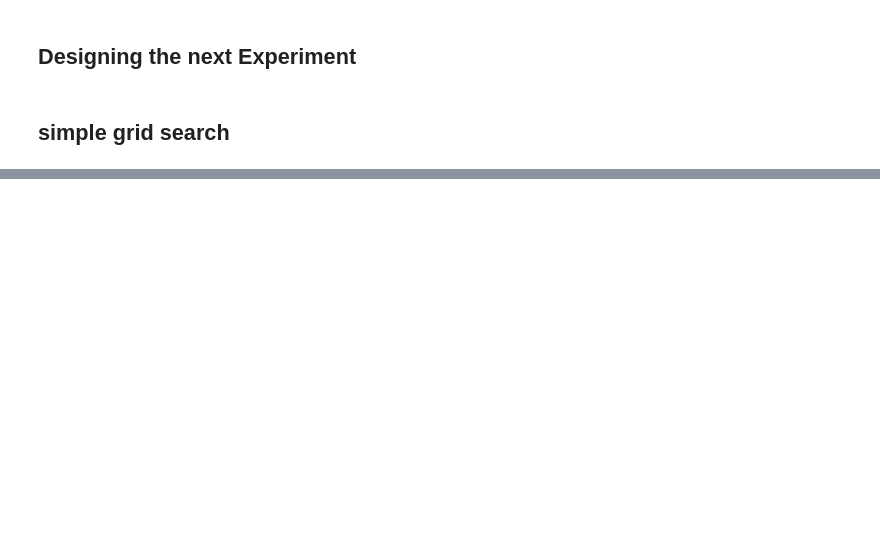
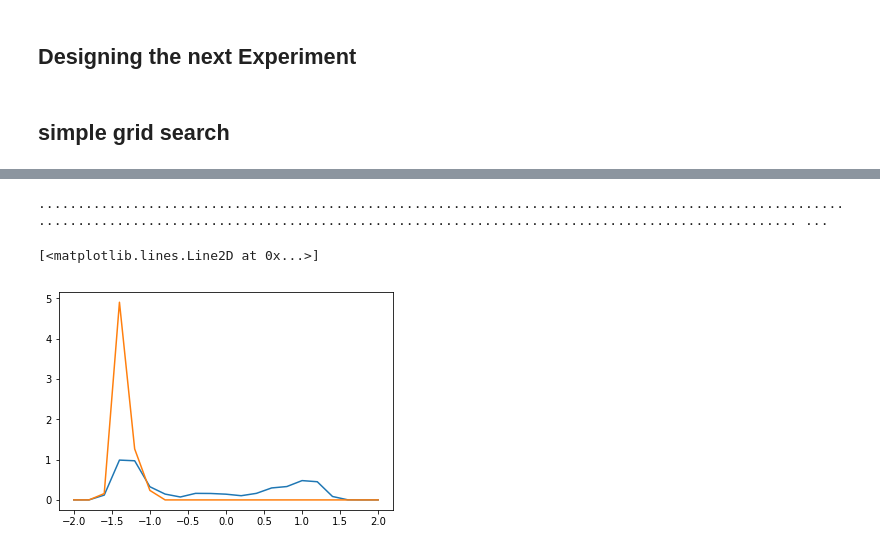
Before and after one commit to cranmer/active_sciencing, a Jupyter notebook: clean/active_gaussian.ipynb, the cells around one changed output, grey strips where cells are left out. Saved outputs shown, nothing was run; the diff lists cells and outputs as text; code cells hidden in the pictures; blank space fills up the shorter version.

```diff
--- a/clean/active_gaussian.ipynb
+++ b/clean/active_gaussian.ipynb
@@ -188,0 +176,22 @@ plt.plot(np.linspace(*PHI_RANGE, num = 6),eig)
+# %%
+new_data_expected = common.collect_data(example_next_phi,THE_SIMULATOR,theta_nature=example_best_theta, n_samples = example_ndata)
+example_exp_posterior = common.calculate_posterior(
+    example_posterior,new_data_expected,example_next_phi,
+    lnprob_args = dict(simulator = THE_SIMULATOR,
+                       simulation_kwargs = {'n_samples': model_details_lnlike_nsim},
+                       distr_kwargs =  {'range': DATA_RANGE},
+                       logpdf_kwargs = {'mirror': model_details_mirror, 'mirror_shifts': model_details_shifts}
+                  ),
+    n_chainlen = 50
+)
+# %% [output]
+........................................................................................................................................................................................................ ...
+# %%
+xs = np.linspace(*THETA_RANGE,num = 21)
+logpdf_prior = example_posterior.approx_logpdf()
+logpdf_postr = example_exp_posterior.approx_logpdf()
+plt.plot(xs,np.exp(logpdf_prior(xs)))
+plt.plot(xs,np.exp(logpdf_postr(xs)))
+# %% [output]
+[<matplotlib.lines.Line2D at 0x...>]
+[figure, added]
```
Also changed, not shown: parts of 12 cells of this notebook, 3 other files.
